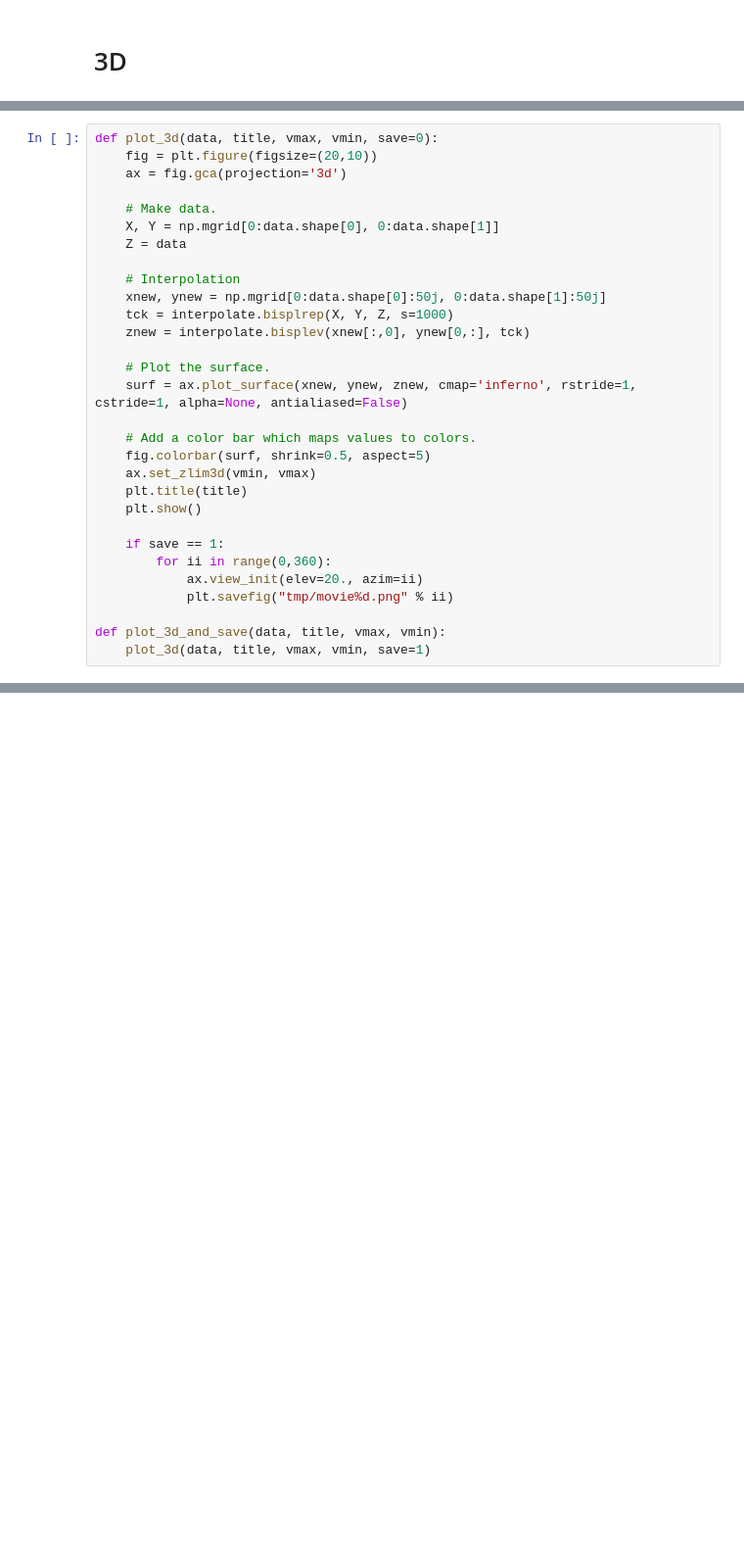
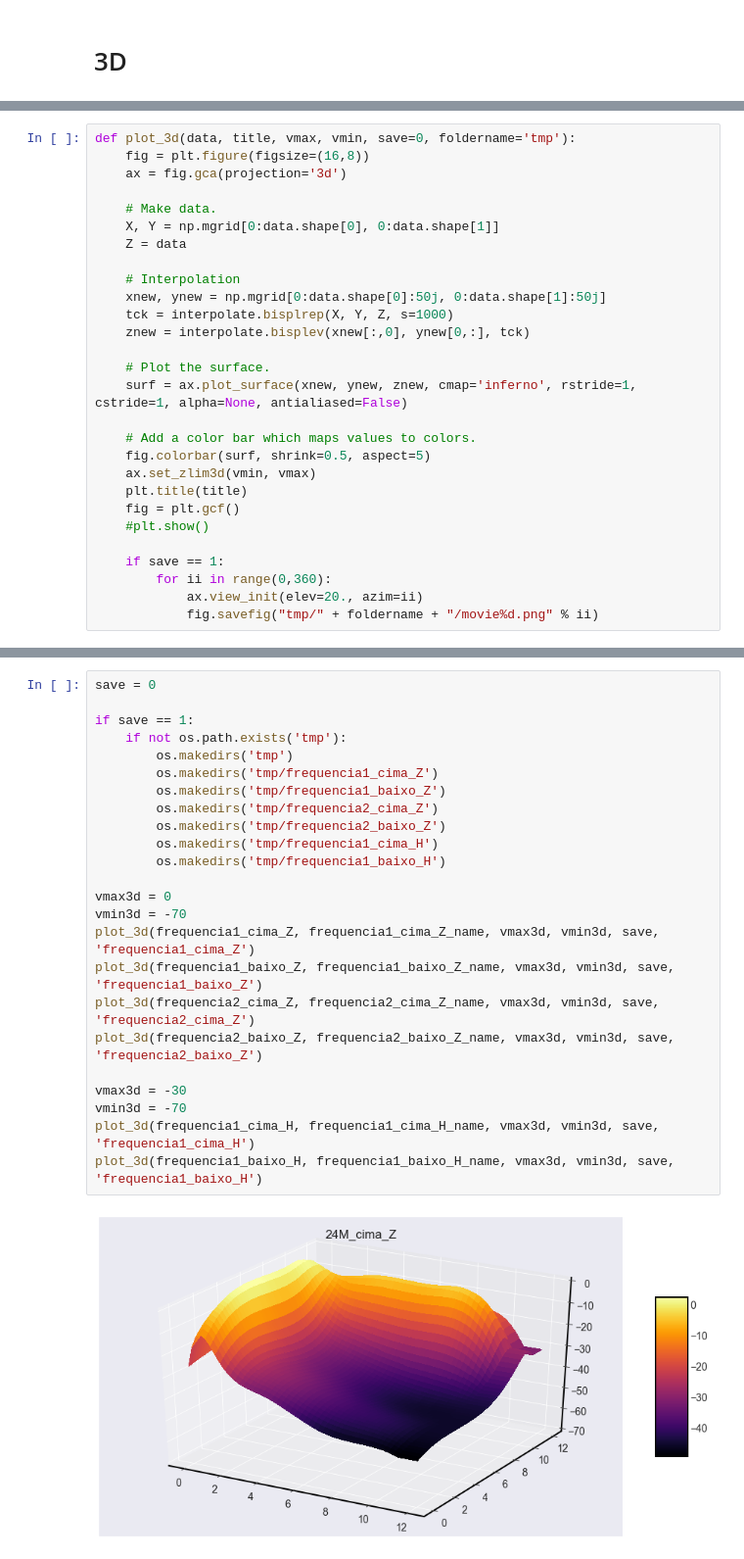
Before and after one commit to cleissom/Compatibilidade-Eletromagnetica, a Jupyter notebook: Teste Placa L.ipynb, the cells around one changed output, grey strips where cells are left out. Shown at 98% size. Saved outputs shown, nothing was run; the diff lists cells and outputs as text; blank space fills up the shorter version.

```diff
--- a/Teste Placa L.ipynb
+++ b/Teste Placa L.ipynb
@@ -161,6 +176,6 @@ plt.rcParams.update(params)
 # %%
-def plot_3d(data, title, vmax, vmin, save=0):
-    fig = plt.figure(figsize=(20,10))
+def plot_3d(data, title, vmax, vmin, save=0, foldername='tmp'):
+    fig = plt.figure(figsize=(16,8))
     ax = fig.gca(projection='3d')
 
     # Make data.
@@ -179,12 +194,10 @@ def plot_3d(data, title, vmax, vmin, save=0):
     fig.colorbar(surf, shrink=0.5, aspect=5)
     ax.set_zlim3d(vmin, vmax)
     plt.title(title)
-    plt.show()
+    fig = plt.gcf()
+    #plt.show()
 
     if save == 1:
         for ii in range(0,360):
             ax.view_init(elev=20., azim=ii)
-            plt.savefig("tmp/movie%d.png" % ii)
-
-def plot_3d_and_save(data, title, vmax, vmin):
-    plot_3d(data, title, vmax, vmin, save=1)
+            fig.savefig("tmp/" + foldername + "/movie%d.png" % ii)
@@ -200,0 +208,26 @@ Couldn't find program: 'bash'
+# %%
+save = 0
+
+if save == 1:
+    if not os.path.exists('tmp'):
+        os.makedirs('tmp')
+        os.makedirs('tmp/frequencia1_cima_Z')
+        os.makedirs('tmp/frequencia1_baixo_Z')
+        os.makedirs('tmp/frequencia2_cima_Z')
+        os.makedirs('tmp/frequencia2_baixo_Z')
+        os.makedirs('tmp/frequencia1_cima_H')
+        os.makedirs('tmp/frequencia1_baixo_H')
+
+vmax3d = 0
+vmin3d = -70
+plot_3d(frequencia1_cima_Z, frequencia1_cima_Z_name, vmax3d, vmin3d, save, 'frequencia1_cima_Z')
+plot_3d(frequencia1_baixo_Z, frequencia1_baixo_Z_name, vmax3d, vmin3d, save, 'frequencia1_baixo_Z')
+plot_3d(frequencia2_cima_Z, frequencia2_cima_Z_name, vmax3d, vmin3d, save, 'frequencia2_cima_Z')
+plot_3d(frequencia2_baixo_Z, frequencia2_baixo_Z_name, vmax3d, vmin3d, save, 'frequencia2_baixo_Z')
+
+vmax3d = -30
+vmin3d = -70
+plot_3d(frequencia1_cima_H, frequencia1_cima_H_name, vmax3d, vmin3d, save, 'frequencia1_cima_H')
+plot_3d(frequencia1_baixo_H, frequencia1_baixo_H_name, vmax3d, vmin3d, save, 'frequencia1_baixo_H')
+# %% [output]
+[figure, added]
```
Also changed, not shown: parts of 15 cells of this notebook, 1 other file.
